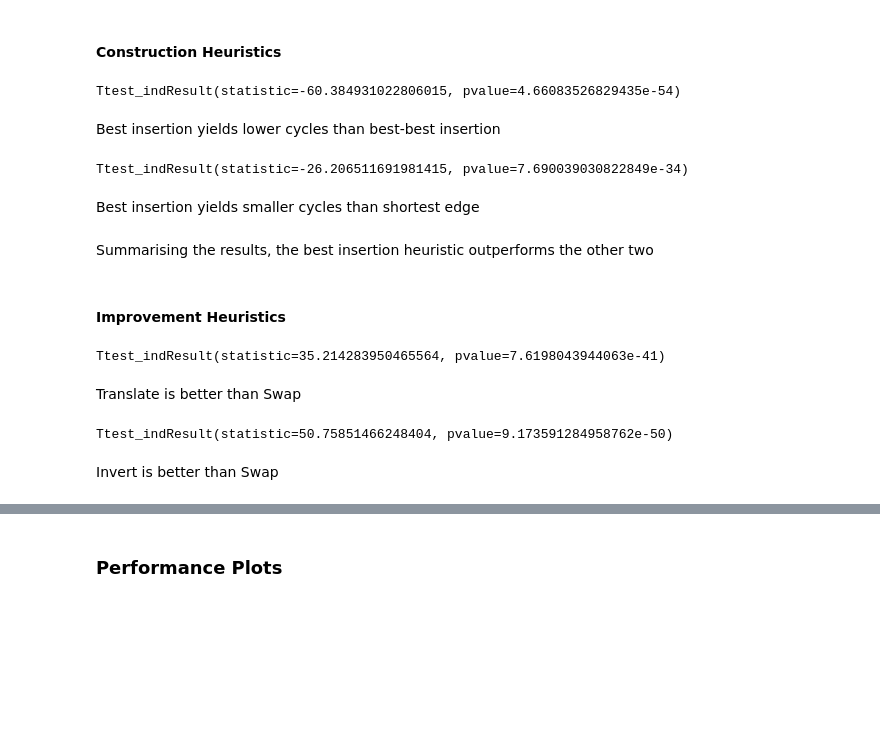
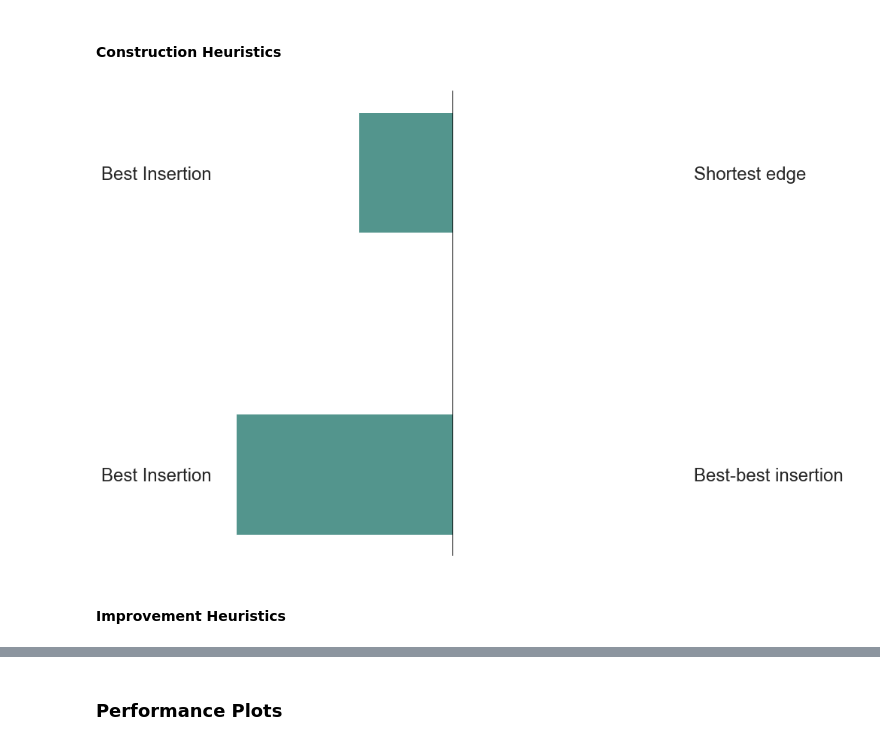
Before and after one commit to datarian/TravelingSalesmanProblem, a Jupyter notebook: Probabilistic Algorithms Project.ipynb, the cells around one changed output, grey strips where cells are left out. Saved outputs shown, nothing was run; the diff lists cells and outputs as text; code cells hidden in the pictures; blank space fills up the shorter version.

```diff
--- a/Probabilistic Algorithms Project.ipynb
+++ b/Probabilistic Algorithms Project.ipynb
@@ -382,5 +280,32 @@ for i, heuristic in enumerate(min_results.index):
 # %% [markdown]
 ### Pairwise Comparison
+# %%
+def build_comparison_plot(results, left_names, right_names, out_name):
+    fig = plt.figure()
+    length = len(results.index)
+
+    ax1 = fig.add_subplot(111)
+    ax1.barh(range(length), width = results.statistic,
+             height = 0.4,
+            tick_label = left_names)
+    ax1.tick_params(axis='both', which='major', labelsize=24,length=0)
+
+    ax2 = ax1.twinx()   # mirror them
+    ax2.barh(range(length), width = -results.statistic, height = 0.4, color='white',
+            tick_label = right_names)
+    ax2.tick_params(axis='both', which='major', labelsize=24,length=0)
+
+    ax1.axes.get_xaxis().set_ticks([])
+    ax2.axes.get_xaxis().set_ticks([])
+
+    for spine in ax1.spines.values():
+        spine.set_visible(False)
+    for spine in ax2.spines.values():
+        spine.set_visible(False)
+
+    plt.axvline(linewidth=1, color="black")
+    save_fig(out_name)
+    plt.show()
 # %% [markdown]
 For the two-sample T-test, we assume equal variance in- and idependence between- the two samples.
 
@@ -394,31 +319,21 @@ A negative statistic indicates that the 'left' sample has a lower mean while a p
 Thus, We can find out which heuristic yields a lower average loss and is thus 'better' at producing short cycles.
 # %% [markdown]
 #### Construction Heuristics
-# %%
-st.ttest_ind(losses['BestInsertion'],losses['BestBestInsertion'])
-# %% [output]
-Ttest_indResult(statistic=-60.384931022806015, pvalue=4.66083526829435e-54)
-# %% [markdown]
-Best insertion yields lower cycles than best-best insertion
-# %%
-st.ttest_ind(losses['BestInsertion'],losses['ShortestEdge'])
-# %% [output]
-Ttest_indResult(statistic=-26.206511691981415, pvalue=7.690039030822849e-34)
-# %% [markdown]
-Best insertion yields smaller cycles than shortest edge
-# %% [markdown]
-Summarising the results, the best insertion heuristic outperforms the other two
+# %%
+ttest_b_bb = st.ttest_ind(losses['BestInsertion'], losses['BestBestInsertion'])
+ttest_b_se = st.ttest_ind(losses['BestInsertion'], losses['ShortestEdge'])
+pairwise_construction = pd.DataFrame({'best-bestbest':
+                                      {'statistic': ttest_b_bb.statistic,
+                                       'pval': ttest_b_bb.pvalue},
+                                      'best-shortest':
+                                      {'statistic': ttest_b_se.statistic,
+                                       'pval': ttest_b_se.pvalue}}).T
+# %%
+build_comparison_plot(pairwise_construction,
+                      ['Best Insertion', 'Best Insertion'],
+                      ['Best-best insertion', 'Shortest edge'],
+                      "pairwise_construction")
+# %% [output]
+[figure, added]
 # %% [markdown]
 #### Improvement Heuristics
-# %%
-st.ttest_ind(losses['GreedyLocalSearchSwap'],losses['GreedyLocalSearchTranslate'])
-# %% [output]
-Ttest_indResult(statistic=35.214283950465564, pvalue=7.6198043944063e-41)
-# %% [markdown]
-Translate is better than Swap
-# %%
-st.ttest_ind(losses['GreedyLocalSearchSwap'],losses['GreedyLocalSearchInvert'])
-# %% [output]
-Ttest_indResult(statistic=50.75851466248404, pvalue=9.173591284958762e-50)
-# %% [markdown]
-Invert is better than Swap
```
Also changed, not shown: parts of 23 cells of this notebook.
